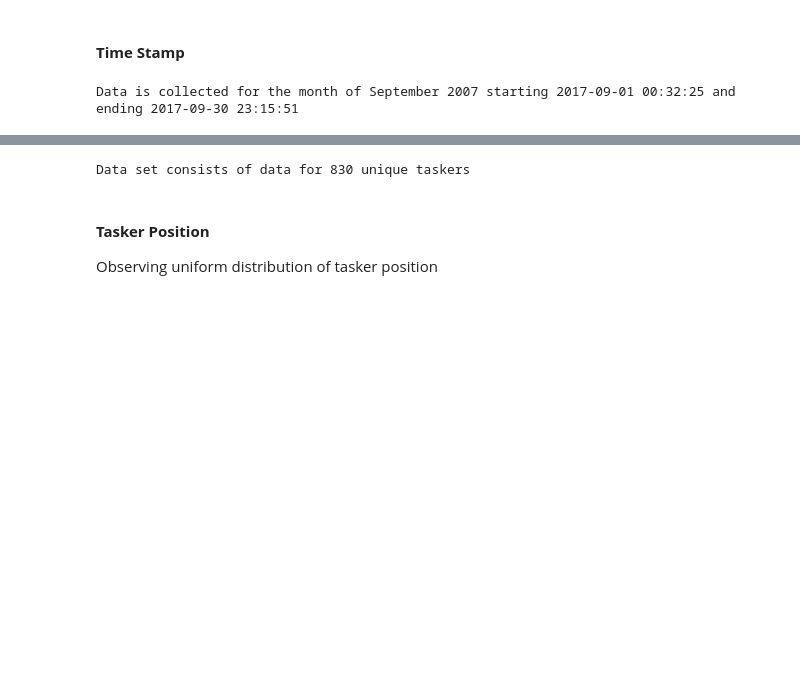
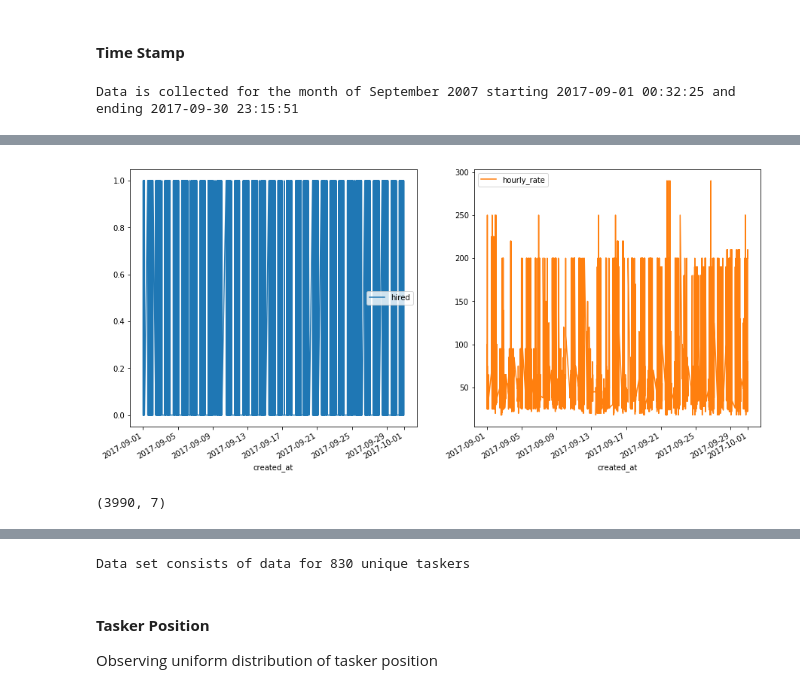
Before and after one commit to nastyasimpson/tr_takehome, a Jupyter notebook: eda_a_simpson.ipynb, the cells around one changed output, grey strips where cells are left out. Drawn from its saved outputs; the diff is of its cells as text; code cells hidden in the pictures; blank space fills up the shorter version.

```diff
--- a/eda_a_simpson.ipynb
+++ b/eda_a_simpson.ipynb
@@ -88,0 +119,4 @@ Data is collected for the month of September 2007 starting 2017-09-01 00:32:25 a
+# %%
+temp = pd.read_csv('data/taskrabbitdata.csv')
+pd.to_datetime(temp.created_at)
+temp = temp.set_index(pd.to_datetime(temp.created_at)).drop('created_at', axis = 1)
@@ -88,0 +148,9 @@ Data is collected for the month of September 2007 starting 2017-09-01 00:32:25 a
+# %%
+temp[['hired', 'hourly_rate']].plot(figsize = (15,7), subplots = True, layout = (1,2))
+plt.show()
+# %% [output]
+[figure, added]
+# %%
+temp.loc[:'2017-09-05'].shape
+# %% [output]
+(3990, 7)
```
Also changed, not shown: parts of 21 cells of this notebook.
